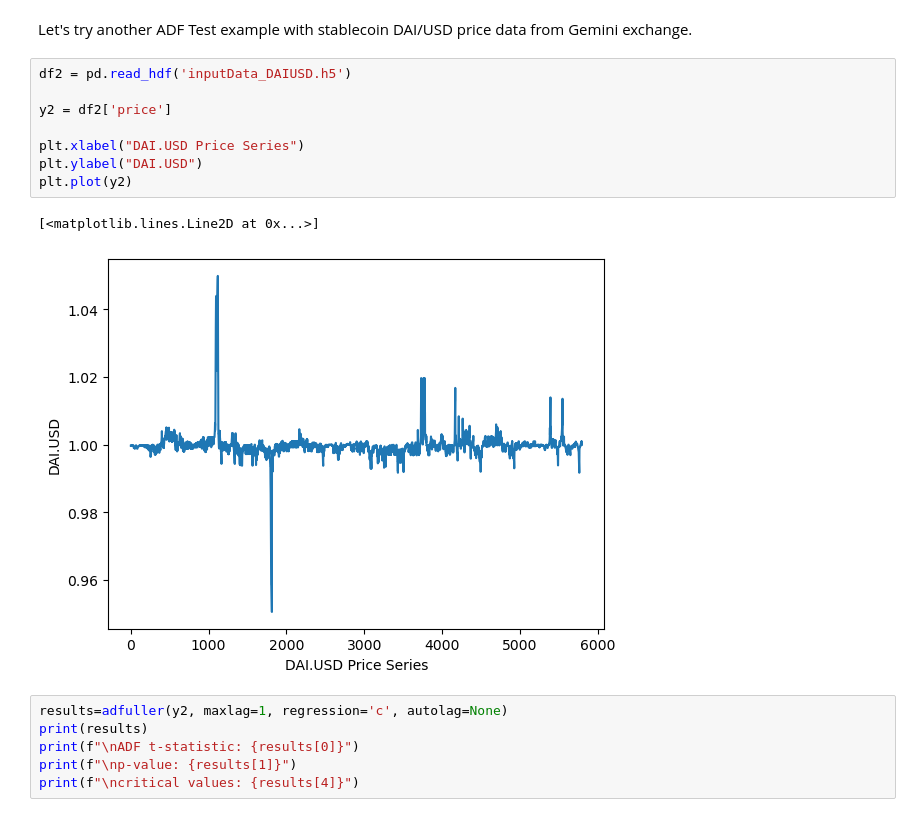
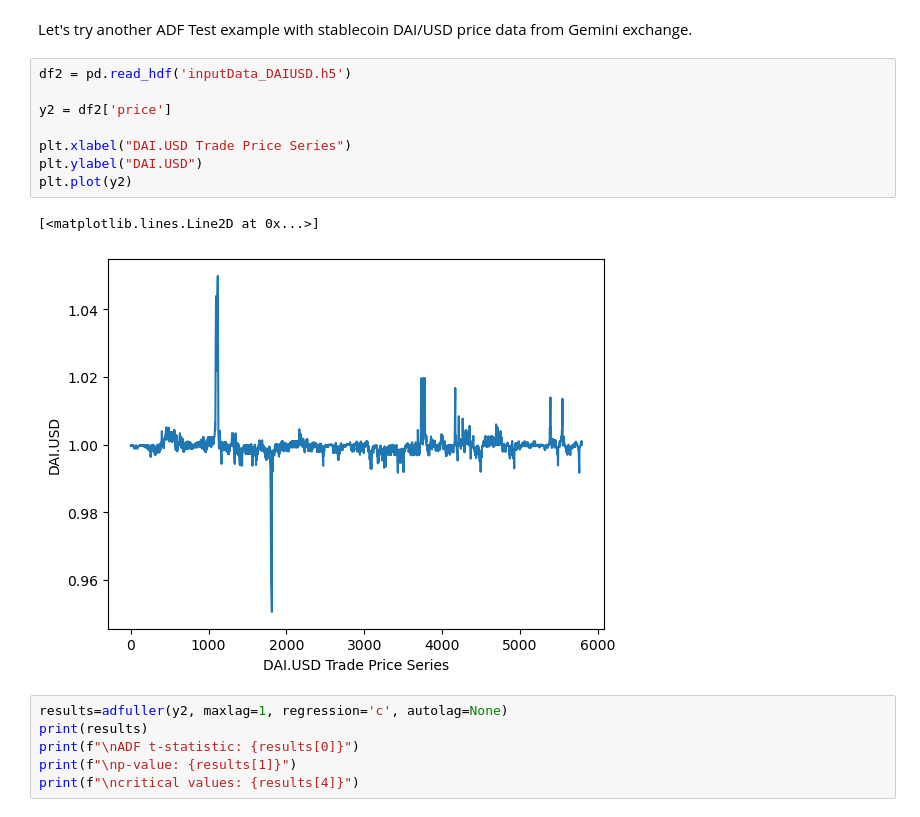
Before and after one commit to usunyu/quant-for-manna, a Jupyter notebook: Algorithmic Trading - Winning Strategies and Their Rationale/Example2_1_Using_ADF_Test_for_Mean_Reversion.ipynb, the cells around one changed output. Drawn from its saved outputs; the diff is of its cells as text.

Commit message:
[algo trading] Example 2.1~2.4: Update graph caption

```diff
--- a/Algorithmic Trading - Winning Strategies and Their Rationale/Example2_1_Using_ADF_Test_for_Mean_Reversion.ipynb
+++ b/Algorithmic Trading - Winning Strategies and Their Rationale/Example2_1_Using_ADF_Test_for_Mean_Reversion.ipynb
@@ -67,14 +69,14 @@ Let's try another ADF Test example with stablecoin DAI/USD price data from Gemin
 # %%
 df2 = pd.read_hdf('inputData_DAIUSD.h5')
 
 y2 = df2['price']
 
-plt.xlabel("DAI.USD Price Series")
+plt.xlabel("DAI.USD Trade Price Series")
 plt.ylabel("DAI.USD")
 plt.plot(y2)
 # %% [output]
 [<matplotlib.lines.Line2D at 0x...>]
-[figure, old version]
+[figure, new version]
 # %%
 results=adfuller(y2, maxlag=1, regression='c', autolag=None)
 print(results)
```
Also changed, not shown: parts of 2 cells of this notebook, 2 other files.
